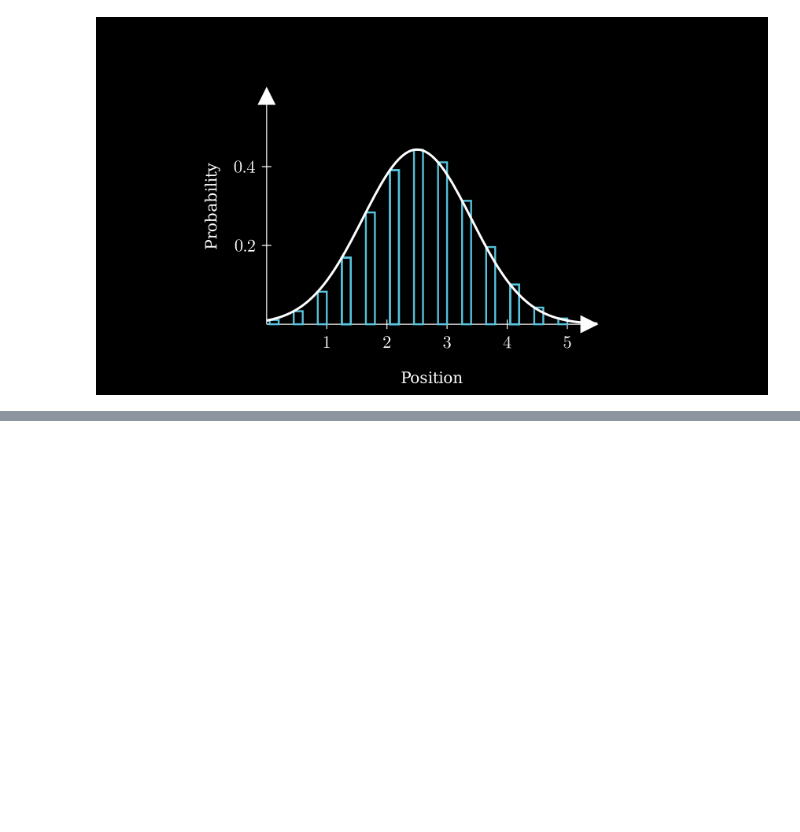
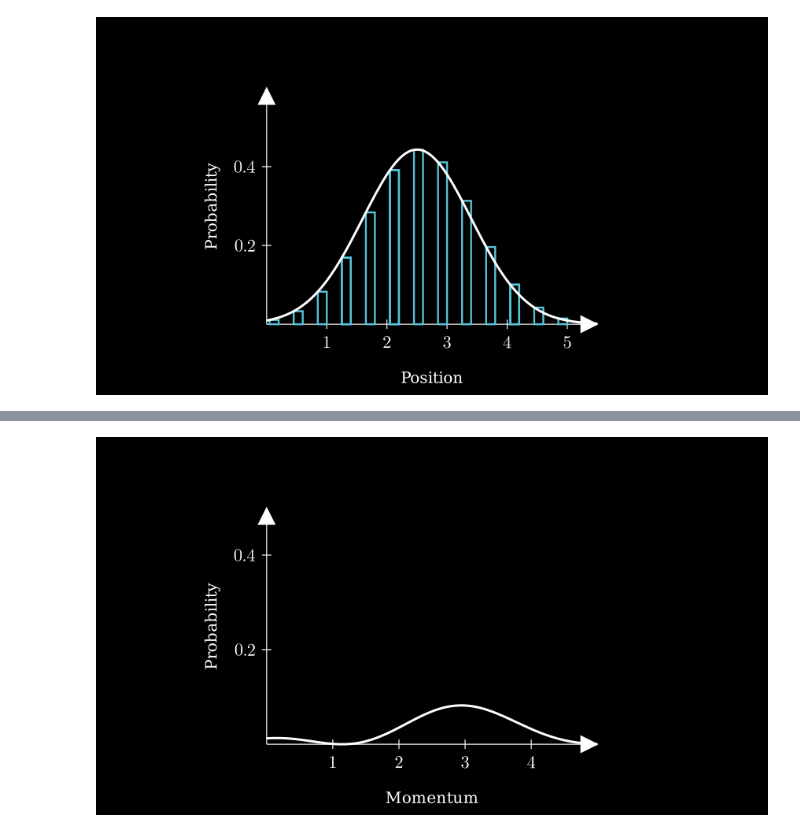
Before and after one commit to azeemba/visualizations, a Jupyter notebook: degenerate.ipynb, the cells around one changed output, grey strips where cells are left out. Cells and saved outputs as stored; diff of their text form; code cells hidden in the pictures; blank space fills up the shorter version.

```diff
--- a/degenerate.ipynb
+++ b/degenerate.ipynb
@@ -71,0 +118,48 @@ class ProbDistributionAnimation(Scene):
+# %%
+%%manim --quality=l --save_last_frame ParticleInABoxMomentum
+# %%manim --quality=m ParticleInABoxMomentum
+
+import numpy as np
+import scipy as sp
+import math
+
+class ParticleInABoxMomentum(Scene):
+    """
+    One dimensional solution to a particle in an infinite potential well
+    but momentum instead of position
+    The length of the well is L so the particle is constrained in that area
+    """
+    def construct(self):
+        ax = Axes(
+            x_range=[0, 5],
+            y_range=[0, 0.5, 0.2],
+            axis_config={"include_numbers": True},
+            x_length=7,
+            y_length=5,
+        )
+        x_label = ax.get_x_axis_label(
+            Text("Momentum").scale(0.5), edge=DOWN, direction=DOWN, buff=0.5
+        )
+        y_label = ax.get_y_axis_label(
+            Text("Probability").scale(0.5).rotate(90 * DEGREES),
+            edge=LEFT,
+            direction=LEFT,
+            buff=0.3,
+        )
+
+        def psi_p(p, L):
+            return L/(np.pi)*(np.pi/(np.pi + p*L))**2*(np.sinc(0.5*(np.pi - p*L))**2)
+
+        L = 5
+        center = 2.5
+        plot1 = ax.plot(lambda x: psi_p(x, L), stroke_width=5)
+        L = 1
+        plot2 = ax.plot(lambda x: psi_p(x, L), stroke_width=5)
+
+        self.add(ax, x_label, y_label, plot1)
+        self.pause(0.8)
+        self.play(Transform(plot1, plot2))
+        self.wait()
+        self.pause(3)
+# %% [output]
+[figure, added]
```
Also changed, not shown: parts of 1 cell of this notebook.
